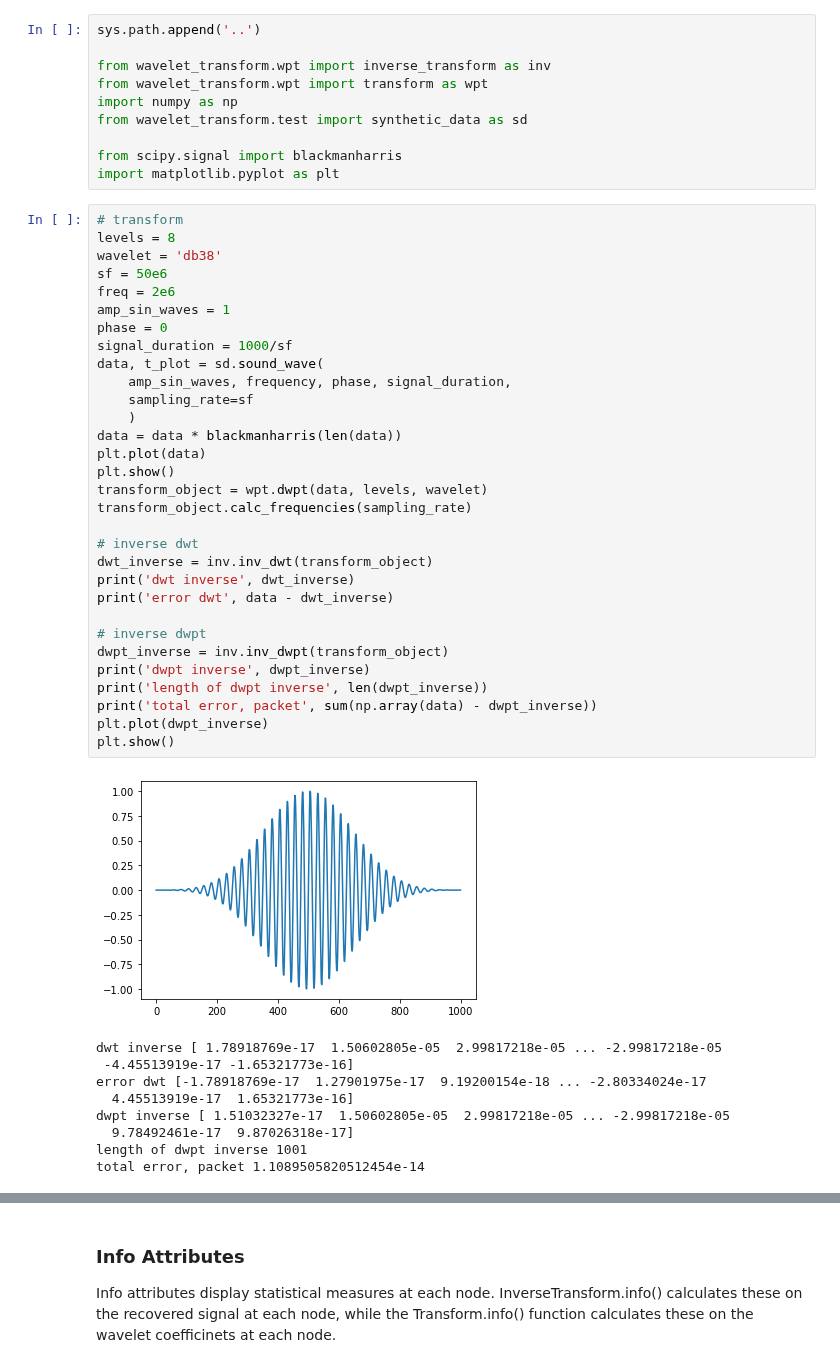
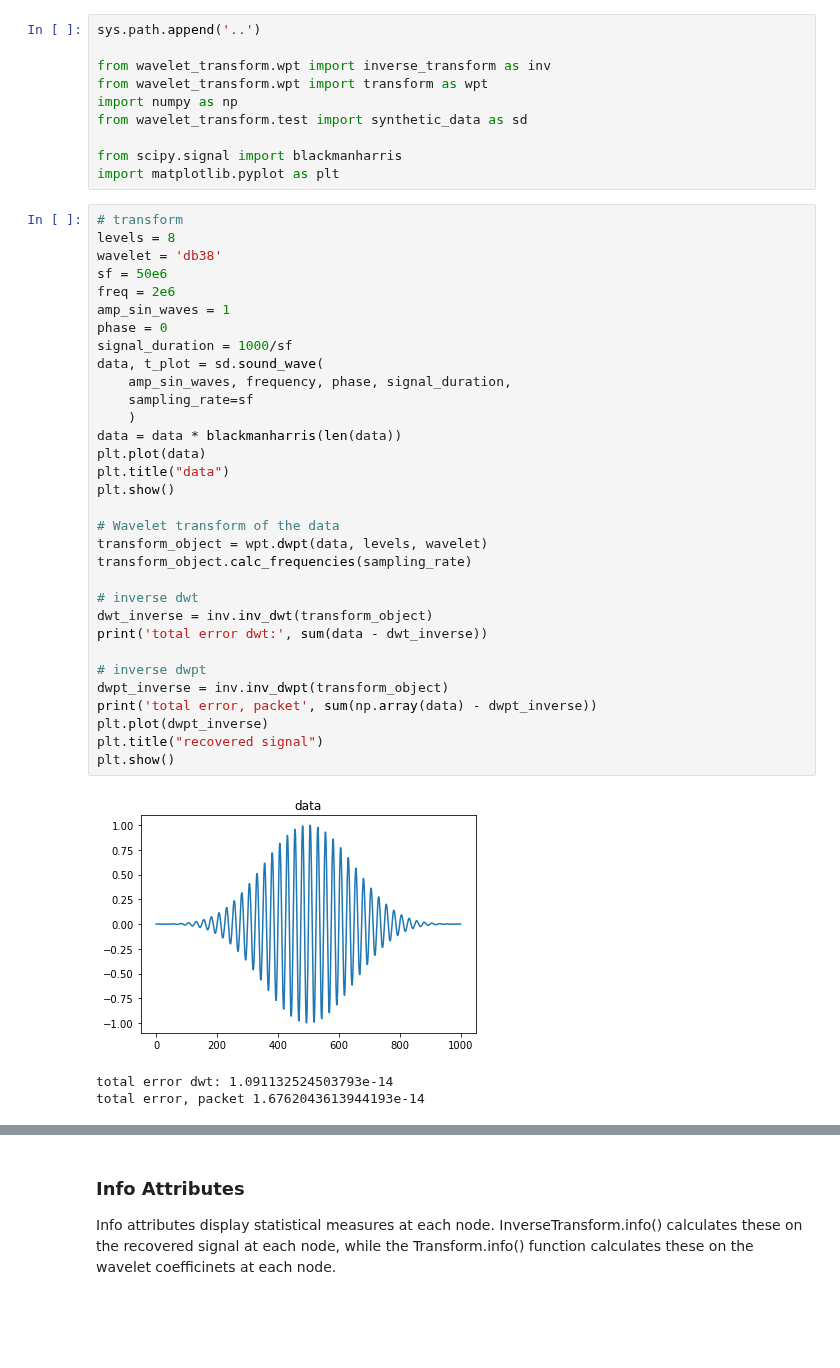
Before and after one commit to USonixGroup/wpt-cavitation, a Jupyter notebook: notebooks/transform_testing.ipynb, the cells around one changed output, grey strips where cells are left out. Saved outputs shown, nothing was run; the diff lists cells and outputs as text; blank space fills up the shorter version.

```diff
--- a/notebooks/transform_testing.ipynb
+++ b/notebooks/transform_testing.ipynb
@@ -160,41 +178,36 @@ import matplotlib.pyplot as plt
 # %%
 # transform
 levels = 8
 wavelet = 'db38'
 sf = 50e6
 freq = 2e6
 amp_sin_waves = 1
 phase = 0
 signal_duration = 1000/sf
 data, t_plot = sd.sound_wave(
     amp_sin_waves, frequency, phase, signal_duration,
     sampling_rate=sf
     )
 data = data * blackmanharris(len(data))
 plt.plot(data)
+plt.title("data")
 plt.show()
+
+# Wavelet transform of the data
 transform_object = wpt.dwpt(data, levels, wavelet)
 transform_object.calc_frequencies(sampling_rate)
 
 # inverse dwt
 dwt_inverse = inv.inv_dwt(transform_object)
-print('dwt inverse', dwt_inverse)
-print('error dwt', data - dwt_inverse)
+print('total error dwt:', sum(data - dwt_inverse))
 
 # inverse dwpt
 dwpt_inverse = inv.inv_dwpt(transform_object)
-print('dwpt inverse', dwpt_inverse)
-print('length of dwpt inverse', len(dwpt_inverse))
 print('total error, packet', sum(np.array(data) - dwpt_inverse))
 plt.plot(dwpt_inverse)
+plt.title("recovered signal")
 plt.show()
 # %% [output]
-[figure, old version]
+[figure, new version]
-dwt inverse [ 1.78918769e-17  1.50602805e-05  2.99817218e-05 ... -2.99817218e-05
- -4.45513919e-17 -1.65321773e-16]
-error dwt [-1.78918769e-17  1.27901975e-17  9.19200154e-18 ... -2.80334024e-17
-  4.45513919e-17  1.65321773e-16]
-dwpt inverse [ 1.51032327e-17  1.50602805e-05  2.99817218e-05 ... -2.99817218e-05
-  9.78492461e-17  9.87026318e-17]
-length of dwpt inverse 1001
-total error, packet 1.1089505820512454e-14
+total error dwt: 1.091132524503793e-14
+total error, packet 1.6762043613944193e-14
```
Also changed, not shown: parts of 13 cells of this notebook, 3 other files.
